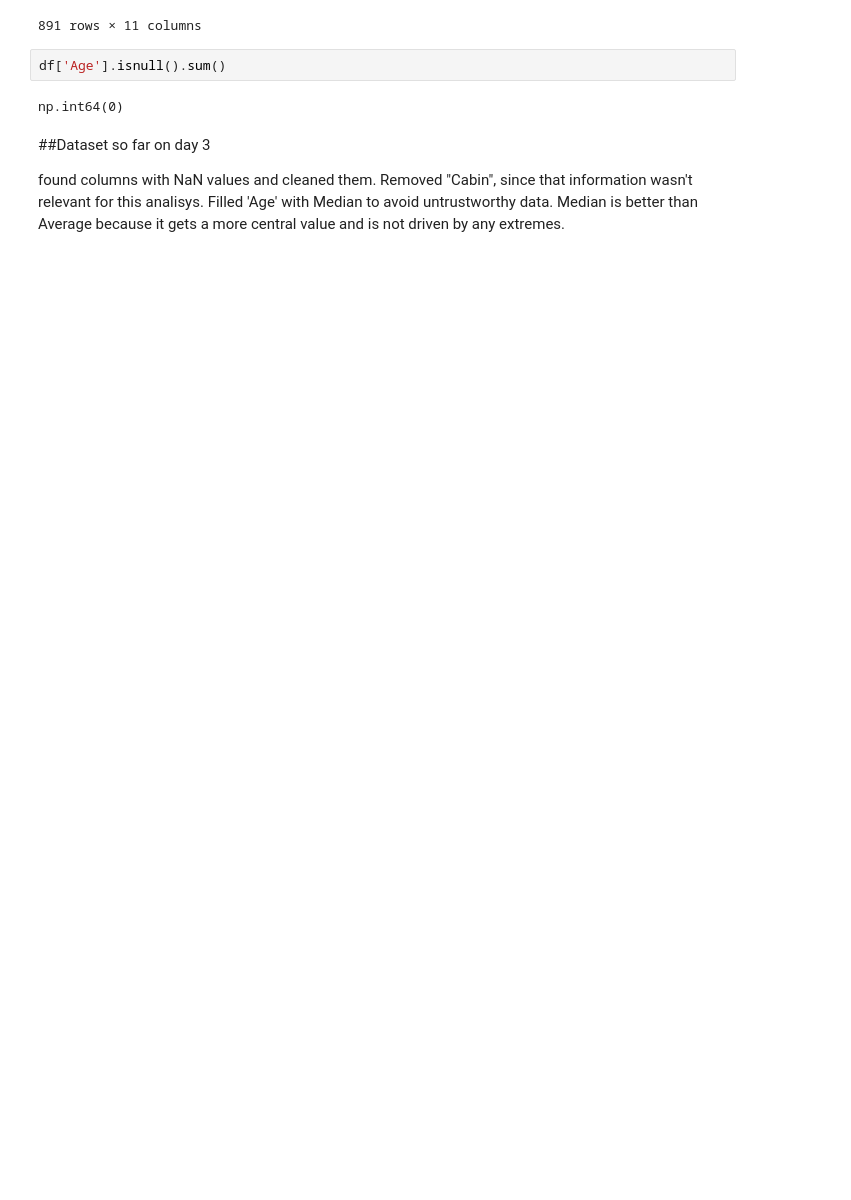
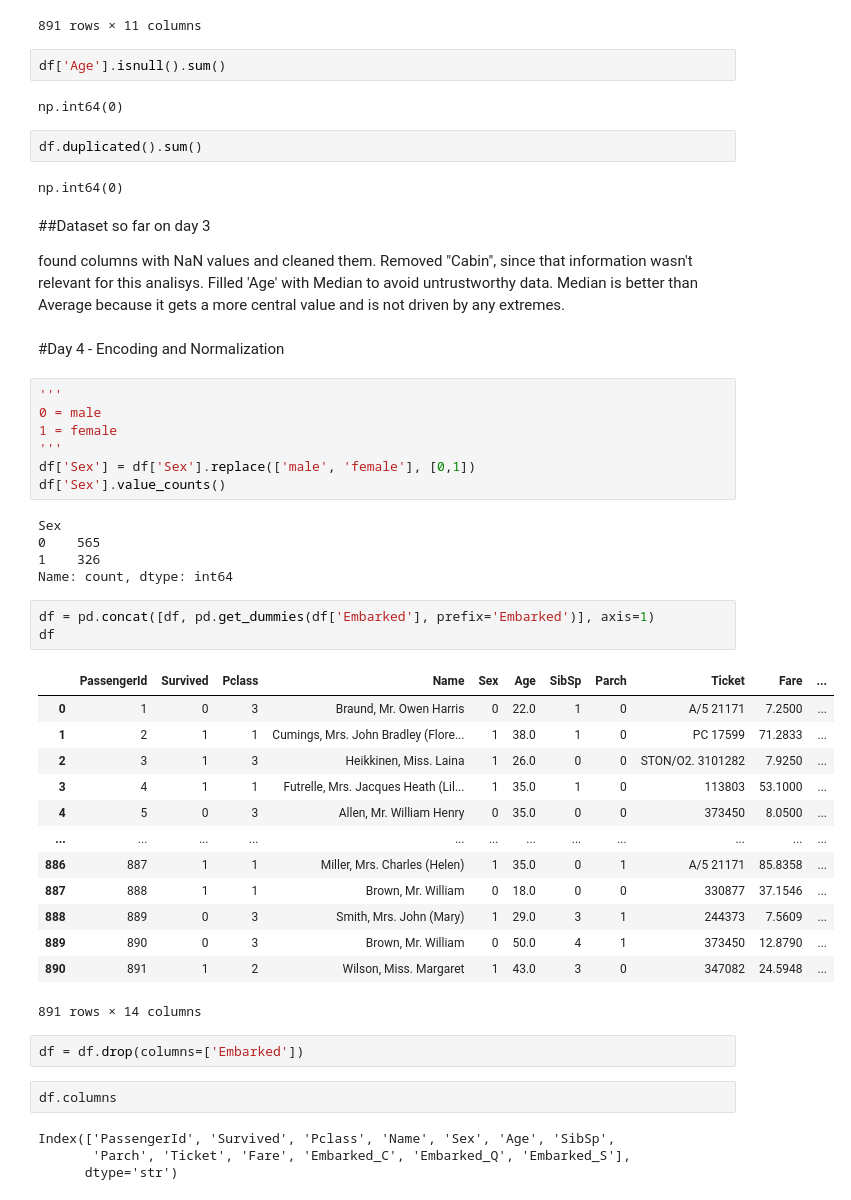
Before and after one commit to JoaoAichinger/titanic-ml, a Jupyter notebook: notebooks/exploration.ipynb, the cells around one changed output. Drawn from its saved outputs; the diff is of its cells as text; blank space fills up the shorter version.

Commit message:
Encode categorical columns and normalize numeric features

```diff
--- a/notebooks/exploration.ipynb
+++ b/notebooks/exploration.ipynb
@@ -212,7 +193,50 @@ df
 df['Age'].isnull().sum()
 # %% [output]
 np.int64(0)
+# %%
+df.duplicated().sum()
+# %% [output]
+np.int64(0)
 # %% [markdown]
 ##Dataset so far on day 3
 
 found columns with NaN values and cleaned them. Removed "Cabin", since that information wasn't relevant for this analisys. Filled 'Age' with Median to avoid untrustworthy data. Median is better than Average because it gets a more central value and is not driven by any extremes.
+# %% [markdown]
+#Day 4 - Encoding and Normalization
+# %%
+'''
+0 = male
+1 = female
+'''
+df['Sex'] = df['Sex'].replace(['male', 'female'], [0,1])
+df['Sex'].value_counts()
+# %% [output]
+Sex
+0    565
+1    326
+Name: count, dtype: int64
+# %%
+df = pd.concat([df, pd.get_dummies(df['Embarked'], prefix='Embarked')], axis=1)
+df
+# %% [output]
+|  | PassengerId | Survived | Pclass | Name | Sex | Age | SibSp | Parch | Ticket | Fare | ... |
+| 0 | 1 | 0 | 3 | Braund, Mr. Owen Harris | 0 | 22.0 | 1 | 0 | A/5 21171 | 7.2500 | ... |
+| 1 | 2 | 1 | 1 | Cumings, Mrs. John Bradley (Flore... | 1 | 38.0 | 1 | 0 | PC 17599 | 71.2833 | ... |
+| 2 | 3 | 1 | 3 | Heikkinen, Miss. Laina | 1 | 26.0 | 0 | 0 | STON/O2. 3101282 | 7.9250 | ... |
+| 3 | 4 | 1 | 1 | Futrelle, Mrs. Jacques Heath (Lil... | 1 | 35.0 | 1 | 0 | 113803 | 53.1000 | ... |
+| 4 | 5 | 0 | 3 | Allen, Mr. William Henry | 0 | 35.0 | 0 | 0 | 373450 | 8.0500 | ... |
+| ... | ... | ... | ... | ... | ... | ... | ... | ... | ... | ... | ... |
+| 886 | 887 | 1 | 1 | Miller, Mrs. Charles (Helen) | 1 | 35.0 | 0 | 1 | A/5 21171 | 85.8358 | ... |
+| 887 | 888 | 1 | 1 | Brown, Mr. William | 0 | 18.0 | 0 | 0 | 330877 | 37.1546 | ... |
+| 888 | 889 | 0 | 3 | Smith, Mrs. John (Mary) | 1 | 29.0 | 3 | 1 | 244373 | 7.5609 | ... |
+| 889 | 890 | 0 | 3 | Brown, Mr. William | 0 | 50.0 | 4 | 1 | 373450 | 12.8790 | ... |
+| 890 | 891 | 1 | 2 | Wilson, Miss. Margaret | 1 | 43.0 | 3 | 0 | 347082 | 24.5948 | ... |
+891 rows × 14 columns
+# %%
+df = df.drop(columns=['Embarked'])
+# %%
+df.columns
+# %% [output]
+Index(['PassengerId', 'Survived', 'Pclass', 'Name', 'Sex', 'Age', 'SibSp',
+       'Parch', 'Ticket', 'Fare', 'Embarked_C', 'Embarked_Q', 'Embarked_S'],
+      dtype='str')
```
Also changed, not shown: parts of 4 cells of this notebook.
